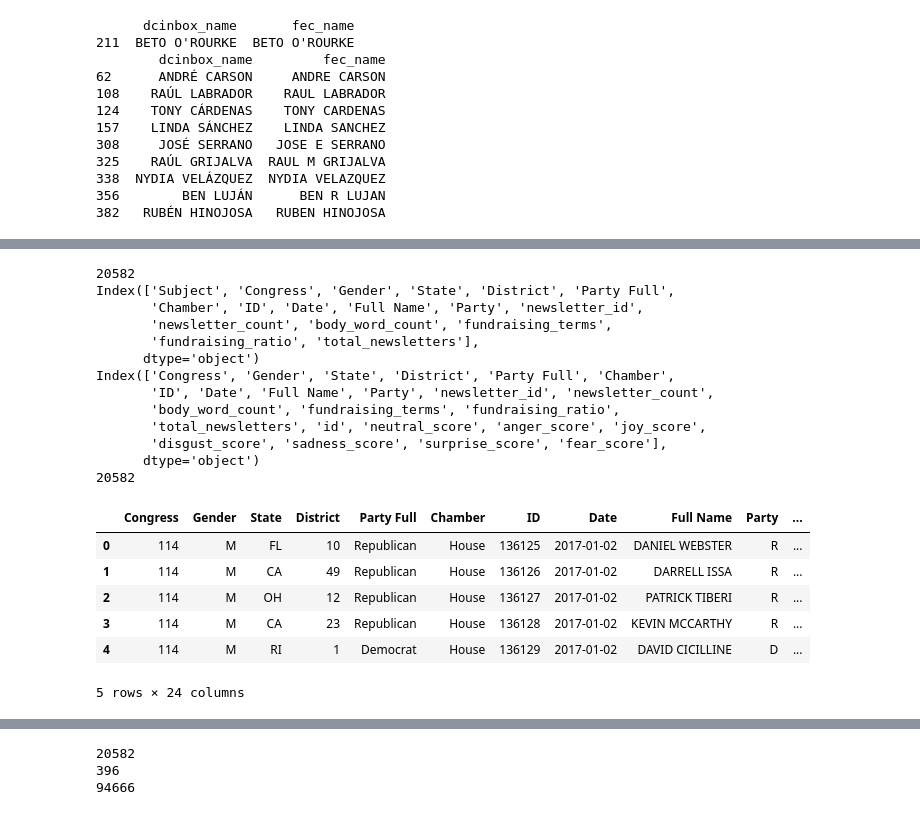
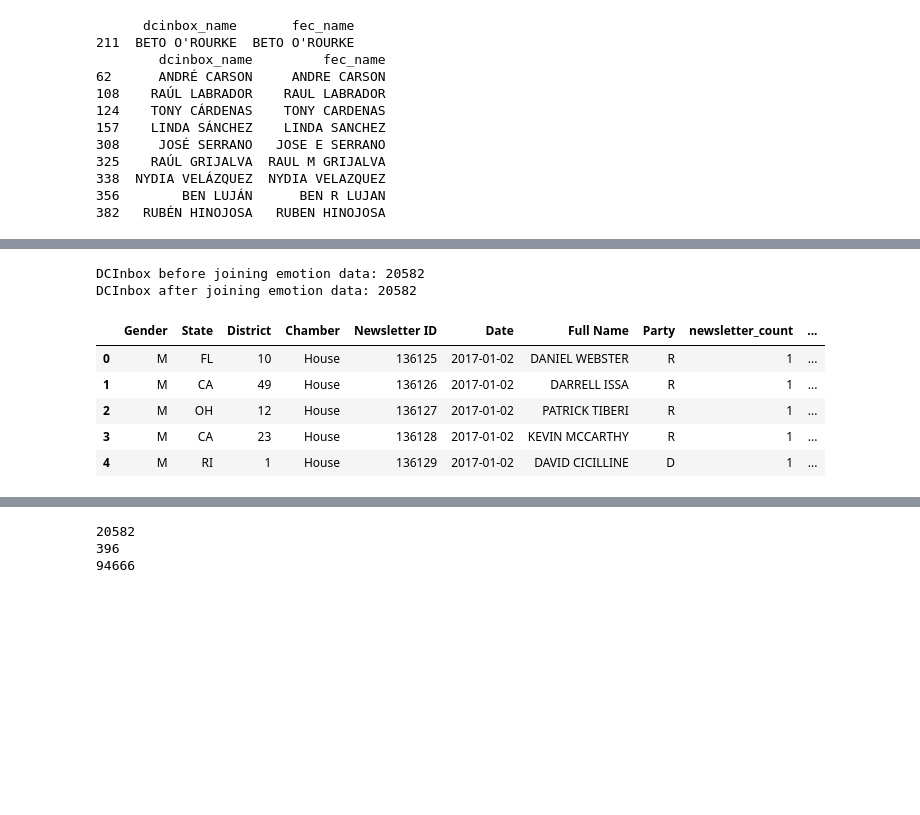
Before and after one commit to marobinette/cfd-project-ds1, a Jupyter notebook: notebooks/Matched_Politicians_Dataset_Creation.ipynb, the cells around one changed output, grey strips where cells are left out. Drawn from its saved outputs; the diff is of its cells as text; code cells hidden in the pictures; blank space fills up the shorter version.

Commit message:
Re-did theme join to use a different for loop structure & QC steps to verify correct joining

```diff
--- a/notebooks/Matched_Politicians_Dataset_Creation.ipynb
+++ b/notebooks/Matched_Politicians_Dataset_Creation.ipynb
@@ -352,7 +325,7 @@ emotion_raw_df.head()
 | 3 | 2015-01-04 11:13:20 | Richard | Hanna | News from Upstate | 100997.0 | 0.946661 | NaN | 0.007175 | ... |
 | 4 | 2015-01-04 11:13:20 | Louie | Gohmert | Rep. Louie Gohmert Announces Run ... | 100998.0 | 0.727625 | 0.024723 | 0.053230 | ... |
 # %%
-# Add columns to emotion data to match equivalent join columns in dcinbox data
+# Reformat, rename, and add columns on emotion data
 
 emotion_clean_df = emotion_raw_df.copy()
 
@@ -364,8 +337,14 @@ emotion_clean_df['full_name'] = emotion_clean_df['first_name'].fillna('') + ' '
 emotion_clean_df['full_name'] = emotion_clean_df['full_name'].str.strip()
 emotion_clean_df['full_name'] = emotion_clean_df['full_name'].str.upper()
 
+# Rename the ID field to make it clearer what it is
+emotion_clean_df = emotion_clean_df.rename(columns={"id": "newsletter_id"})
+
 # Convert the ID field to an integer
-emotion_clean_df['id'] = pd.to_numeric(emotion_clean_df['id'], errors='coerce').fillna(0).astype(int)
+emotion_clean_df['newsletter_id'] = pd.to_numeric(emotion_clean_df['newsletter_id'], errors='coerce').fillna(0).astype(int)
+
+# Drop the columns we don't need
+emotion_clean_df.drop(columns=['first_name', 'last_name', 'subject'], inplace=True)
 
 print(len(emotion_clean_df))
 emotion_clean_df.head()
@@ -502,20 +478,20 @@ Rows in dcinbox_df: 24224
 # %%
-# Filter dcinbox data to only keep house members & needed columns
+# Filter dcinbox data to only keep house members & drop unneeded columns
 
 # Keep only House members
 dcinbox_filtered_df = dcinbox_df[dcinbox_df["Chamber"] == "House"]
 
 # Drop unneeded columns
 dcinbox_filtered_df = dcinbox_filtered_df.drop(
-    columns=['Body', 'Nickname', 'Date of Birth', "First Name", "Last Name", "BioGuide ID", "Unix Timestamp"],
+    columns=['Body', 'Nickname', 'Date of Birth', "First Name", "Last Name"],
     errors='ignore'
 )
 
 # Convert the ID field to an integer
-dcinbox_filtered_df['ID'] = pd.to_numeric(dcinbox_filtered_df['ID'], errors='coerce').fillna(0).astype(int)
+dcinbox_filtered_df['Newsletter ID'] = pd.to_numeric(dcinbox_filtered_df['Newsletter ID'], errors='coerce').fillna(0).astype(int)
 
 print("Records in dcinbox_filtered_df:", len(dcinbox_filtered_df))
-print("newsletter count:", dcinbox_filtered_df["newsletter_count"].sum())
+# print("newsletter count:", dcinbox_filtered_df["newsletter_count"].sum())
 
 dcinbox_filtered_df.head()
 # %% [output]
@@ -530,52 +517,33 @@ newsletter count: 20582
 # %%
-# Join emotion terms to filtered dcinbox dataframe
+# Join emotion data to dcinbox data
 
-print(len(dcinbox_filtered_df))
+print("DCInbox before joining emotion data:", len(dcinbox_filtered_df))
 
 # Make sure both dataframes have the same date format
 dcinbox_filtered_df['Date'] = pd.to_datetime(dcinbox_filtered_df['Date'])
 emotion_clean_df['date'] = pd.to_datetime(emotion_clean_df['date'])
 
-# dcinbox_emotion_df = dcinbox_filtered_df.merge(
-#     emotion_clean_df,
-#     left_on = ["Full Name", "Date", "Subject"],
-#     right_on = ["full_name", "date", "subject"],
-#     how = 'left'
-# )
-
 dcinbox_emotion_df = dcinbox_filtered_df.merge(
     emotion_clean_df,
-    left_on = ["ID"],
-    right_on = ["id"],
+    left_on = ["Newsletter ID"],
+    right_on = ["newsletter_id"],
     how = 'left'
 )
 
 # Drop the columns we don't need
-dcinbox_emotion_df = dcinbox_emotion_df.drop(columns=["Subject", "full_name", "date", "subject", "first_name", "last_name"])
+dcinbox_emotion_df = dcinbox_emotion_df.drop(columns=["Subject", "full_name", "date", "newsletter_id"])
 
-print(dcinbox_filtered_df.columns)
-print(dcinbox_emotion_df.columns)
+# print(dcinbox_filtered_df.columns)
+# print(dcinbox_emotion_df.columns)
 
-print(len(dcinbox_emotion_df))
+print("DCInbox after joining emotion data:", len(dcinbox_filtered_df))
 dcinbox_emotion_df.head()
 # %% [output]
-20582
-Index(['Subject', 'Congress', 'Gender', 'State', 'District', 'Party Full',
-       'Chamber', 'ID', 'Date', 'Full Name', 'Party', 'newsletter_id',
-       'newsletter_count', 'body_word_count', 'fundraising_terms',
-       'fundraising_ratio', 'total_newsletters'],
-      dtype='object')
-Index(['Congress', 'Gender', 'State', 'District', 'Party Full', 'Chamber',
-       'ID', 'Date', 'Full Name', 'Party', 'newsletter_id', 'newsletter_count',
-       'body_word_count', 'fundraising_terms', 'fundraising_ratio',
-       'total_newsletters', 'id', 'neutral_score', 'anger_score', 'joy_score',
-       'disgust_score', 'sadness_score', 'surprise_score', 'fear_score'],
-      dtype='object')
-20582
+DCInbox before joining emotion data: 20582
+DCInbox after joining emotion data: 20582
-|  | Congress | Gender | State | District | Party Full | Chamber | ID | Date | Full Name | Party | ... |
-| 0 | 114 | M | FL | 10 | Republican | House | 136125 | 2017-01-02 | DANIEL WEBSTER | R | ... |
-| 1 | 114 | M | CA | 49 | Republican | House | 136126 | 2017-01-02 | DARRELL ISSA | R | ... |
-| 2 | 114 | M | OH | 12 | Republican | House | 136127 | 2017-01-02 | PATRICK TIBERI | R | ... |
-| 3 | 114 | M | CA | 23 | Republican | House | 136128 | 2017-01-02 | KEVIN MCCARTHY | R | ... |
-| 4 | 114 | M | RI | 1 | Democrat | House | 136129 | 2017-01-02 | DAVID CICILLINE | D | ... |
+|  | Gender | State | District | Chamber | Newsletter ID | Date | Full Name | Party | newsletter_count | ... |
+| 0 | M | FL | 10 | House | 136125 | 2017-01-02 | DANIEL WEBSTER | R | 1 | ... |
+| 1 | M | CA | 49 | House | 136126 | 2017-01-02 | DARRELL ISSA | R | 1 | ... |
+| 2 | M | OH | 12 | House | 136127 | 2017-01-02 | PATRICK TIBERI | R | 1 | ... |
+| 3 | M | CA | 23 | House | 136128 | 2017-01-02 | KEVIN MCCARTHY | R | 1 | ... |
+| 4 | M | RI | 1 | House | 136129 | 2017-01-02 | DAVID CICILLINE | D | 1 | ... |
-5 rows × 24 columns
```
Also changed, not shown: parts of 37 cells of this notebook, 1 other file.
